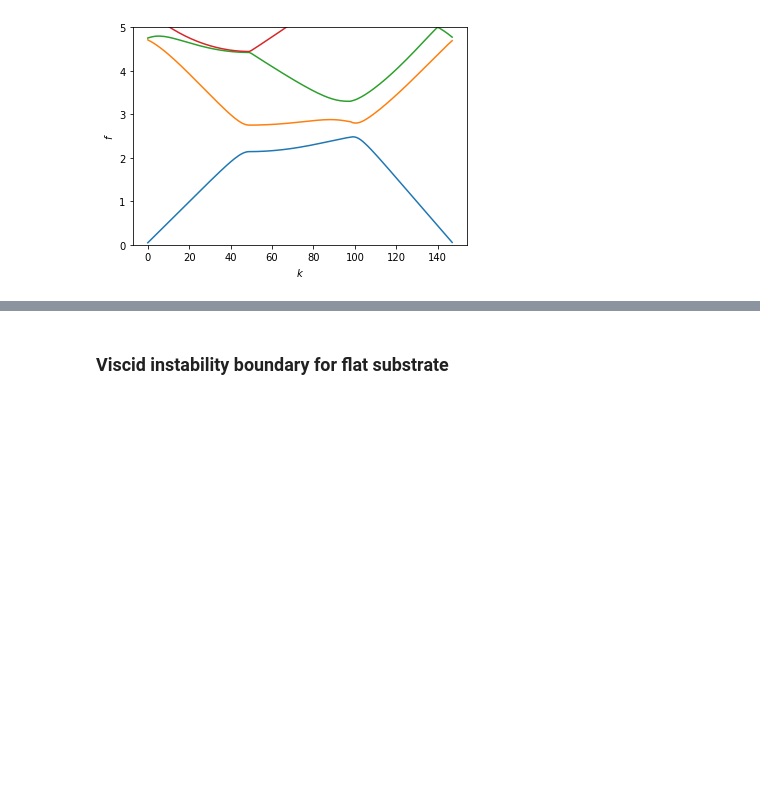
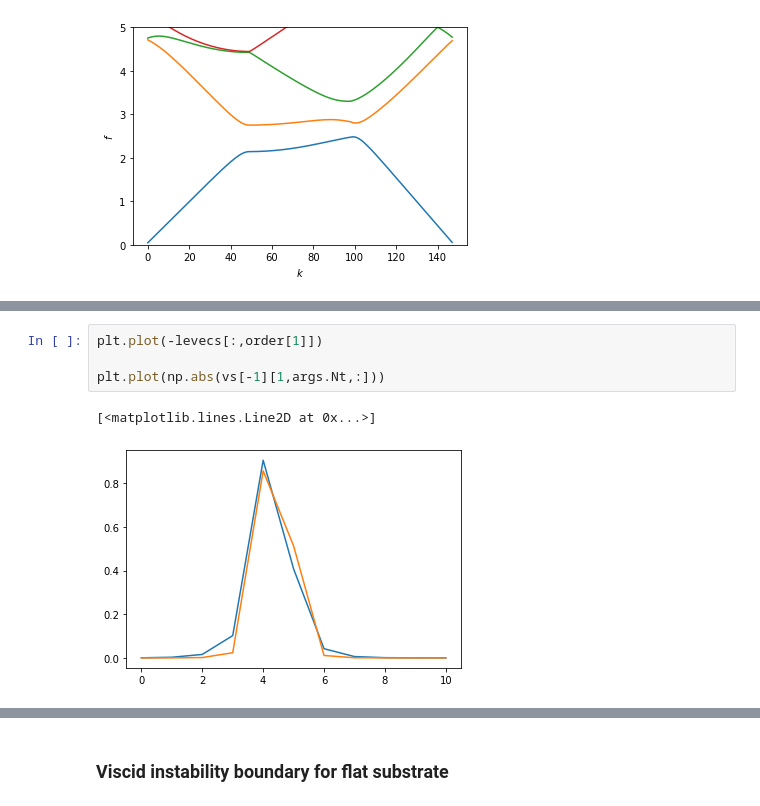
Before and after one commit to znicolaou/faraday, a Jupyter notebook: viscid_notebook.ipynb, the cells around one changed output, grey strips where cells are left out. Drawn from its saved outputs; the diff is of its cells as text; blank space fills up the shorter version.

```diff
--- a/viscid_notebook.ipynb
+++ b/viscid_notebook.ipynb
@@ -184,0 +189,7 @@ print(np.linalg.norm(np.einsum("mMnN,mn",F[0,0],w0_inviscid)-evals[ind]*np.einsu
+# %%
+plt.plot(-levecs[:,order[1]])
+
+plt.plot(np.abs(vs[-1][1,args.Nt,:]))
+# %% [output]
+[<matplotlib.lines.Line2D at 0x...>]
+[figure, added]
```
Also changed, not shown: parts of 14 cells of this notebook, 1 other file.
